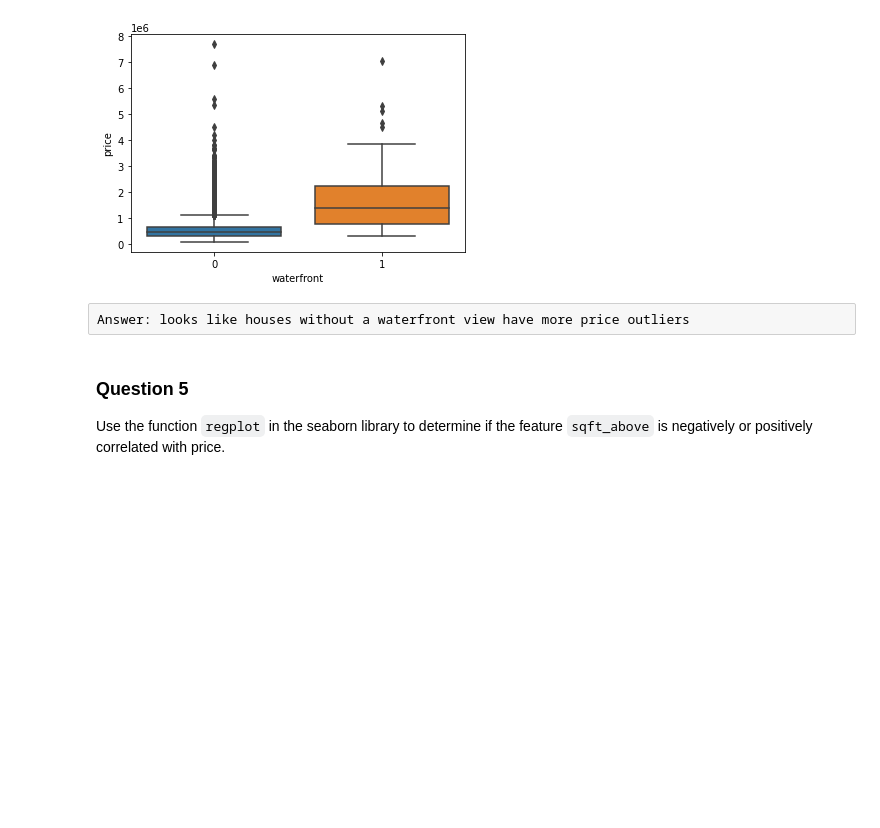
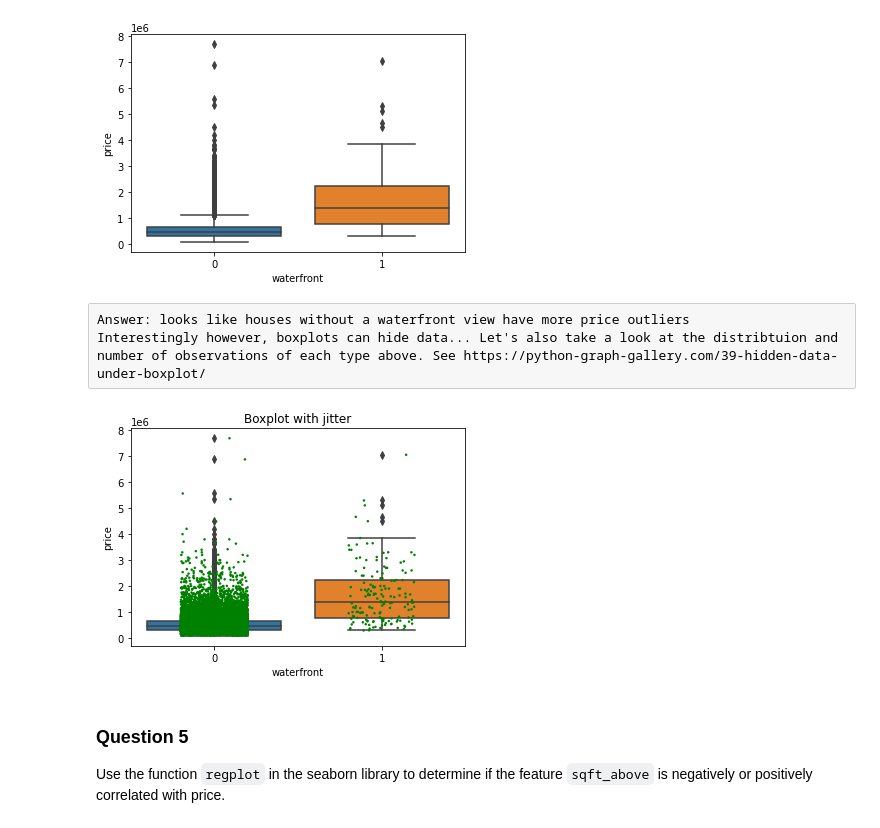
Before and after one commit to AbhinavA10/ML-courses, a Jupyter notebook: Data-Analysis/House_Sales_in_King_Count_USA.ipynb, the cells around one changed output. Saved outputs shown, nothing was run; the diff lists cells and outputs as text; code cells hidden in the pictures; blank space fills up the shorter version.

```diff
--- a/Data-Analysis/House_Sales_in_King_Count_USA.ipynb
+++ b/Data-Analysis/House_Sales_in_King_Count_USA.ipynb
@@ -215,8 +215,15 @@ Use the function <code>boxplot</code> in the seaborn library  to  determine whet
 sns.boxplot(x='waterfront',y='price',data=df);
 # %% [output]
 [figure]
-# %% [raw]
-Answer: looks like houses without a waterfront view have more price outliers
+# %% [raw]
+Answer: looks like houses without a waterfront view have more price outliers
+Interestingly however, boxplots can hide data... Let's also take a look at the distribtuion and number of observations of each type above. See https://python-graph-gallery.com/39-hidden-data-under-boxplot/
+# %%
+ax = sns.boxplot(x='waterfront',y='price',data=df)
+ax = sns.stripplot(x='waterfront', y='price', data=df, color="green", jitter=0.2, size=2.5)
+plt.title("Boxplot with jitter");
+# %% [output]
+[figure, added]
 # %% [markdown]
 ### Question 5
 
```
Also changed, not shown: 15 other files.
